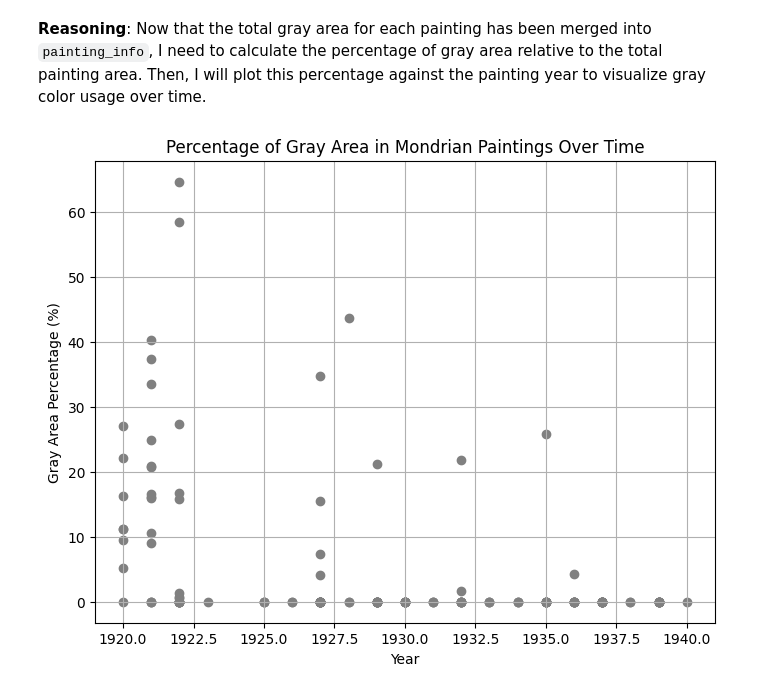
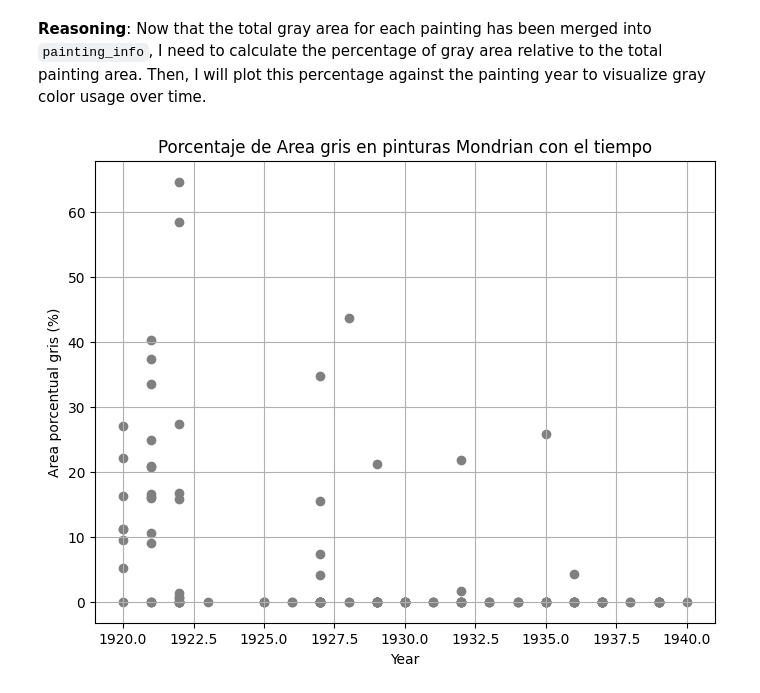
Before and after one commit to Fano-Rdz/Mineria_de_Datos, a Jupyter notebook: mondrian-art-project.ipynb, the cells around one changed output. Drawn from its saved outputs; the diff is of its cells as text; code cells hidden in the pictures.

```diff
--- a/mondrian-art-project.ipynb
+++ b/mondrian-art-project.ipynb
@@ -639,12 +639,12 @@ Now that the total gray area for each painting has been merged into `painting_in
 # %%
 painting_info['gray_percentage'] = (painting_info['gray_area'] / painting_info['area']) * 100
 
 plt.figure(figsize=(8, 6))
 plt.scatter(painting_info['year'], painting_info['gray_percentage'], color='gray')
 plt.xlabel('Year')
-plt.ylabel('Gray Area Percentage (%)')
-plt.title('Percentage of Gray Area in Mondrian Paintings Over Time')
+plt.ylabel('Area porcentual gris (%)')
+plt.title('Porcentaje de Area gris en pinturas Mondrian con el tiempo')
 plt.grid(True)
 plt.show()
 # %% [output]
-[figure, old version]
+[figure, new version]
```
